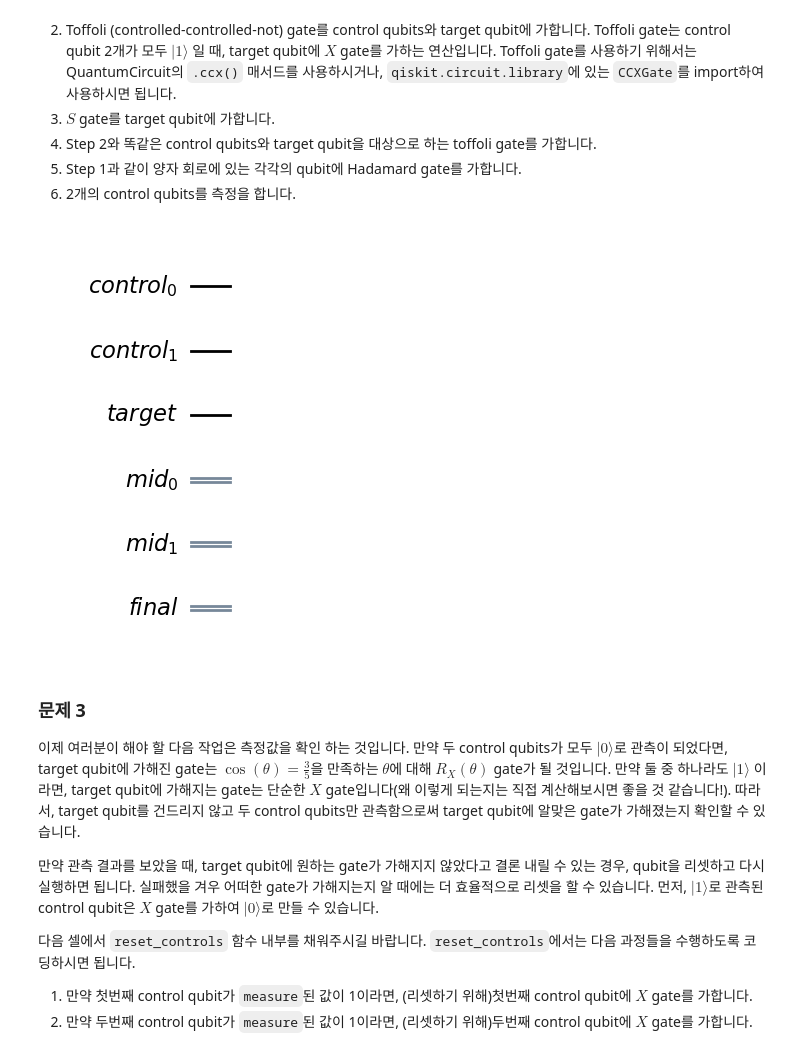
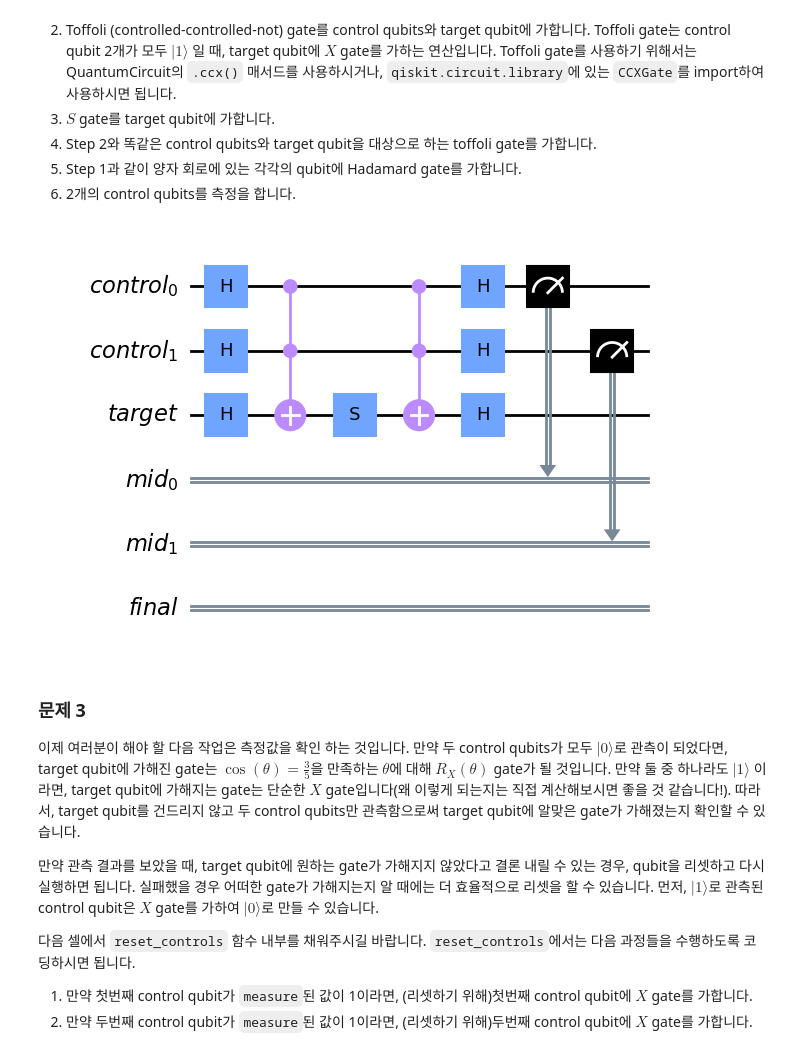
Before and after one commit to goseumdochy/qiskit-fall-fest-2023ku-challenge-notebook, a Jupyter notebook: Challenge5_solution.ipynb, the cells around one changed output. Cells and saved outputs as stored; diff of their text form; code cells hidden in the pictures.

```diff
--- a/Challenge5_solution.ipynb
+++ b/Challenge5_solution.ipynb
@@ -236,28 +283,34 @@ base = QuantumCircuit(controls, target, mid_measure, final_measure)
 # %%
 def trial(
     circuit: QuantumCircuit,
     target: QuantumRegister,
     controls: QuantumRegister,
     measures: ClassicalRegister,
 ):
     """Probabilistically perform Rx(theta) on the target, where cos(theta) = 3/5."""
 
 
     ## Write your code below this line, making sure it's indented to where this comment begins from ##
 
     # Hint: You can start solving this problem by coding like this
     # circuit.h([0,1,2])
+    circuit.h([0,1,2])
+    circuit.ccx(0,1,2)
+    circuit.s(2)
+    circuit.ccx(0,1,2)
+    circuit.h([0,1,2])
 
+    circuit.measure([0,1], [0,1])
 
 
     ## Do not change the code below this line ##
 
 
 qc = base.copy_empty_like()
 trial(qc, target, controls, mid_measure)
 qc.draw("mpl", cregbundle=False)
 # %% [output]
-[figure, old version]
+[figure, new version]
 # %%
 # Grader Cell: Run this to submit your answer
 
@@ -269,7 +322,7 @@ grade_ex3c(qc)
 
 이제 여러분이 해야 할 다음 작업은 측정값을 확인 하는 것입니다. 만약 두 control qubits가 모두 $|0\rangle$로 관측이 되었다면, target qubit에 가해진 gate는 $\cos(\theta) = \frac{3}{5}$을 만족하는 $\theta$에 대해 $R_X(\theta)$ gate가 될 것입니다. 만약 둘 중 하나라도 $|1\rangle$ 이라면, target qubit에 가해지는 gate는 단순한 $X$ gate입니다(왜 이렇게 되는지는 직접 계산해보시면 좋을 것 같습니다!). 따라서, target qubit를 건드리지 않고 두 control qubits만 관측함으로써 target qubit에 알맞은 gate가 가해졌는지 확인할 수 있습니다.
 
-만약 관측 결과를 보았을 때, target qubit에 원하는 gate가 가해지지 않았다고 결론 내릴 수 있는 경우, qubit을 리셋하고 다시 실행하면 됩니다. 실패했을 겨우 어떠한 gate가 가해지는지 알 때에는 더 효율적으로 리셋을 할 수 있습니다. 먼저, $|1\rangle$로 관측된 control qubit은 $X$ gate를 가하여 $|0\rangle$로 만들 수 있습니다.
+만약 관측 결과를 보았을 때, target qubit에 원하는 gate가 가해지지 않았다고 결론 내릴 수 있는 경우, qubit을 리셋하고 다시 실행하면 됩니다. 실패했을 경우 어떠한 gate가 가해지는지 알 때에는 더 효율적으로 리셋을 할 수 있습니다. 먼저, $|1\rangle$로 관측된 control qubit은 $X$ gate를 가하여 $|0\rangle$로 만들 수 있습니다.
 
 다음 셀에서 `reset_controls` 함수 내부를 채워주시길 바랍니다. `reset_controls`에서는 다음 과정들을 수행하도록 코딩하시면 됩니다.
 
```
Also changed, not shown: parts of 21 cells of this notebook, 7 other files.
